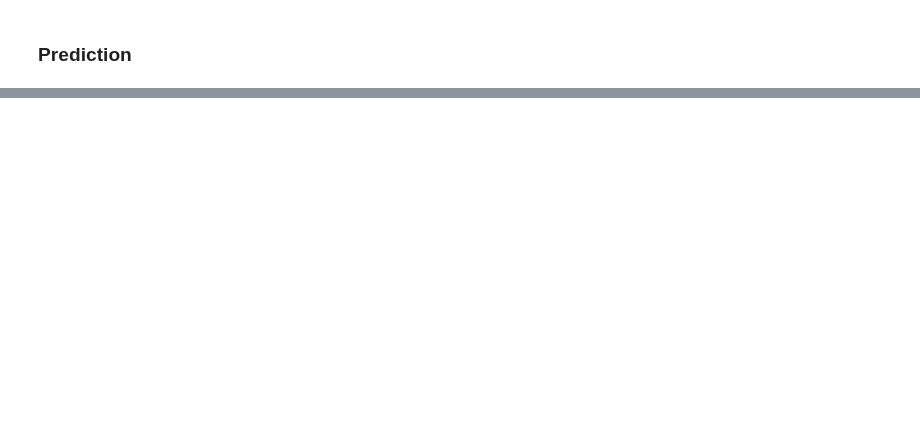
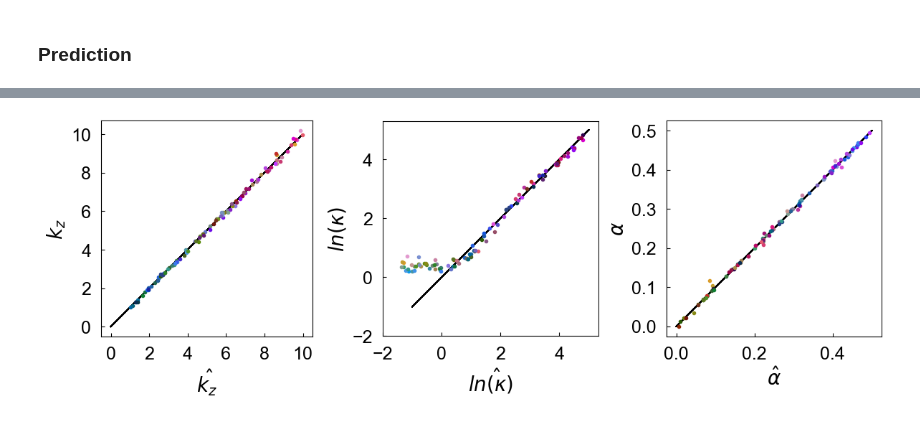
Before and after one commit to ch-tung/Randomwave_ML, a Jupyter notebook: test_SQ_GPR.ipynb, the cells around one changed output, grey strips where cells are left out. Saved outputs shown, nothing was run; the diff lists cells and outputs as text; code cells hidden in the pictures; blank space fills up the shorter version.

```diff
--- a/test_SQ_GPR.ipynb
+++ b/test_SQ_GPR.ipynb
@@ -174,0 +218,5 @@ F = zscore(f_F(S_q_kxy[:,index_Q_u]))
+# %%
+F_sm = (f_F(S_q_sm_Grid))
+F = (f_F(S_q_Grid))
+F_Rand_sm = (f_F(S_q_sm_Rand))
+F_Rand = (f_F(S_q_Rand))
@@ -264,5 +391,13 @@ GaussianProcessRegressor(alpha=0.0,
 # %%
 # X_fit = f_F(S_q_kxy[:,1:])
-X_fit = F_sm
-k_grid_pred_0, k_grid_std_0 = gp_opt_0.predict(X_fit,return_std=True)
-k_grid_pred_1, k_grid_std_1 = gp_opt_1.predict(X_fit,return_std=True)
+X_fit = F_Rand_sm
+Y_pred_0, Y_std_0 = gp_opt_0.predict(X_fit,return_std=True)
+Y_pred_1, Y_std_1 = gp_opt_1.predict(X_fit,return_std=True)
+Y_pred_2, Y_std_2 = gp_opt_2.predict(X_fit,return_std=True)
+
+Y_pred_0 = Y_pred_0*Y_0_std + Y_0_mean
+Y_pred_1 = Y_pred_1*Y_1_std + Y_1_mean
+Y_pred_2 = Y_pred_2*Y_2_std + Y_2_mean
+Y_std_0 = Y_std_0*Y_0_std
+Y_std_1 = Y_std_1*Y_1_std
+Y_std_2 = Y_std_2*Y_2_std
@@ -506,0 +404,57 @@ ax.tick_params(direction='in', axis='both', which='both', labelsize=18, pad=10)
+# %%
+## plot results
+plt.close()
+fig = plt.figure(figsize=(12,4))
+
+## k_z
+ax = fig.add_subplot(1,3,1)
+ax.set_aspect(1)
+for i in range(len(p_Rand)):
+    color = color_params(p_Rand[i])
+
+    ax.plot([0,10],[0,10],'-k',lw=1)
+    # ax.errorbar(Y_0[i],Y_pred_0[i],Y_std_0[i],capsize=2,color=color,zorder=2)
+    ax.plot(Y_0_Rand[i],Y_pred_0[i],'.',color=color,zorder=3)
+
+
+ax.set_xlabel(r'$\hat{k_z}$',fontsize=20)
+ax.set_ylabel(r'$k_z$',fontsize=20)
+ax.set_xticks([0,2,4,6,8,10])
+ax.set_yticks([0,2,4,6,8,10])
+ax.tick_params(direction='in', axis='both', which='both', labelsize=18, pad=10)
+
+## kappa
+ax = fig.add_subplot(1,3,2)
+ax.set_aspect(1)
+for i in range(len(p_Rand)):
+    color = color_params(p_Rand[i])
+
+    ax.plot([-1,5],[-1,5],'-k',lw=1)
+    # ax.errorbar(Y_1[i],Y_pred_1[i],Y_std_1[i],capsize=2,color=color,zorder=2)
+    ax.plot(Y_1_Rand[i],Y_pred_1[i],'.',color=color,zorder=3)
+
+
+ax.set_xlabel(r'$\hat{ln(\kappa)}$',fontsize=20)
+ax.set_ylabel(r'$ln(\kappa)$',fontsize=20)
+ax.set_xticks([-2,0,2,4])
+ax.set_yticks([-2,0,2,4])
+ax.tick_params(direction='in', axis='both', which='both', labelsize=18, pad=10)
+
+## alpha
+ax = fig.add_subplot(1,3,3)
+ax.set_aspect(1)
+for i in range(len(p_Rand)):
+    color = color_params(p_Rand[i])
+
+    ax.plot([0,0.5],[0,0.5],'-k',lw=1)
+    # ax.errorbar(Y_2[i],Y_pred_2[i],Y_std_2[i],capsize=2,color=color,zorder=2)
+    ax.plot(Y_2_Rand[i],Y_pred_2[i],'.',color=color,zorder=3)
+
+
+ax.set_xlabel(r'$\hat{\alpha}$',fontsize=20)
+ax.set_ylabel(r'$\alpha$',fontsize=20)
+ax.tick_params(direction='in', axis='both', which='both', labelsize=18, pad=10)
+
+plt.tight_layout()
+# %% [output]
+[figure, added]
```
Also changed, not shown: parts of 30 cells of this notebook.
